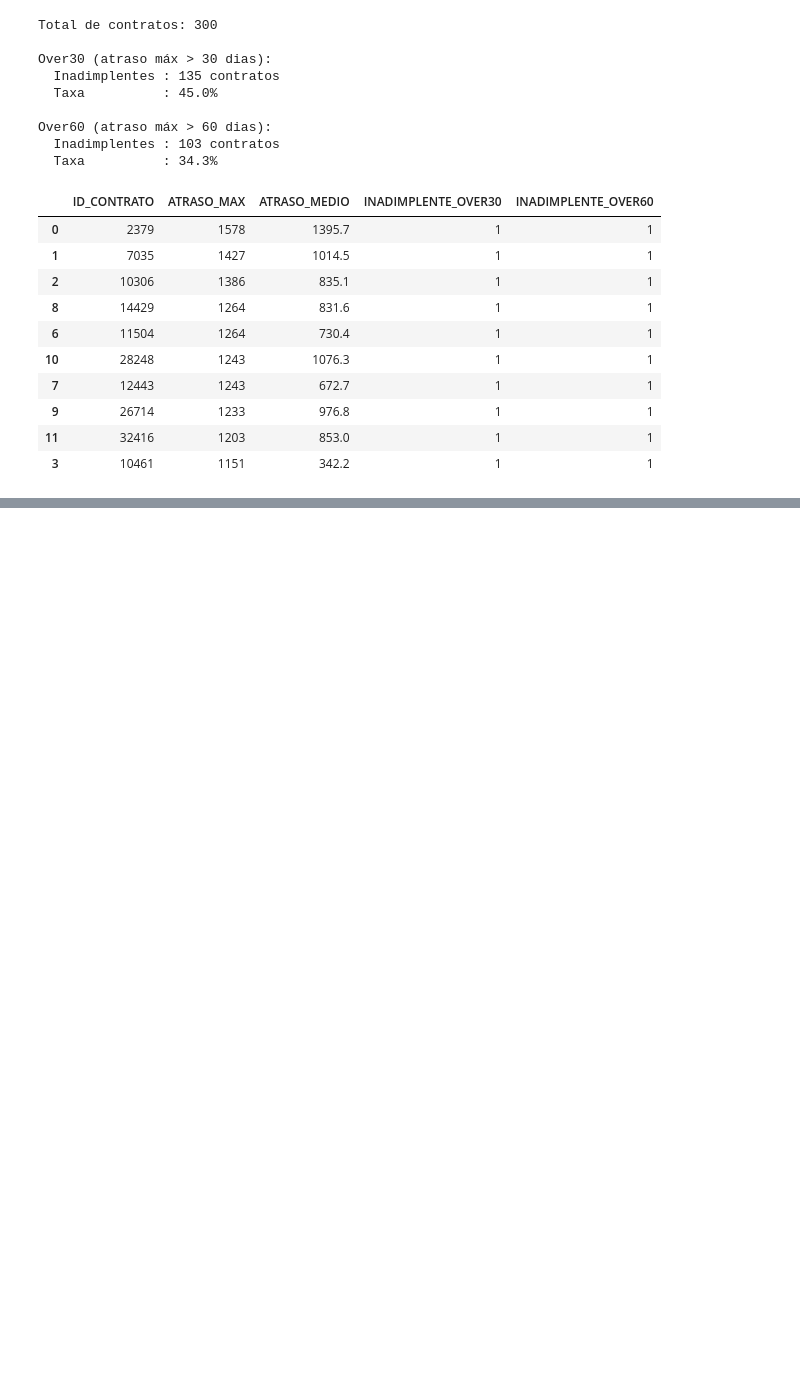
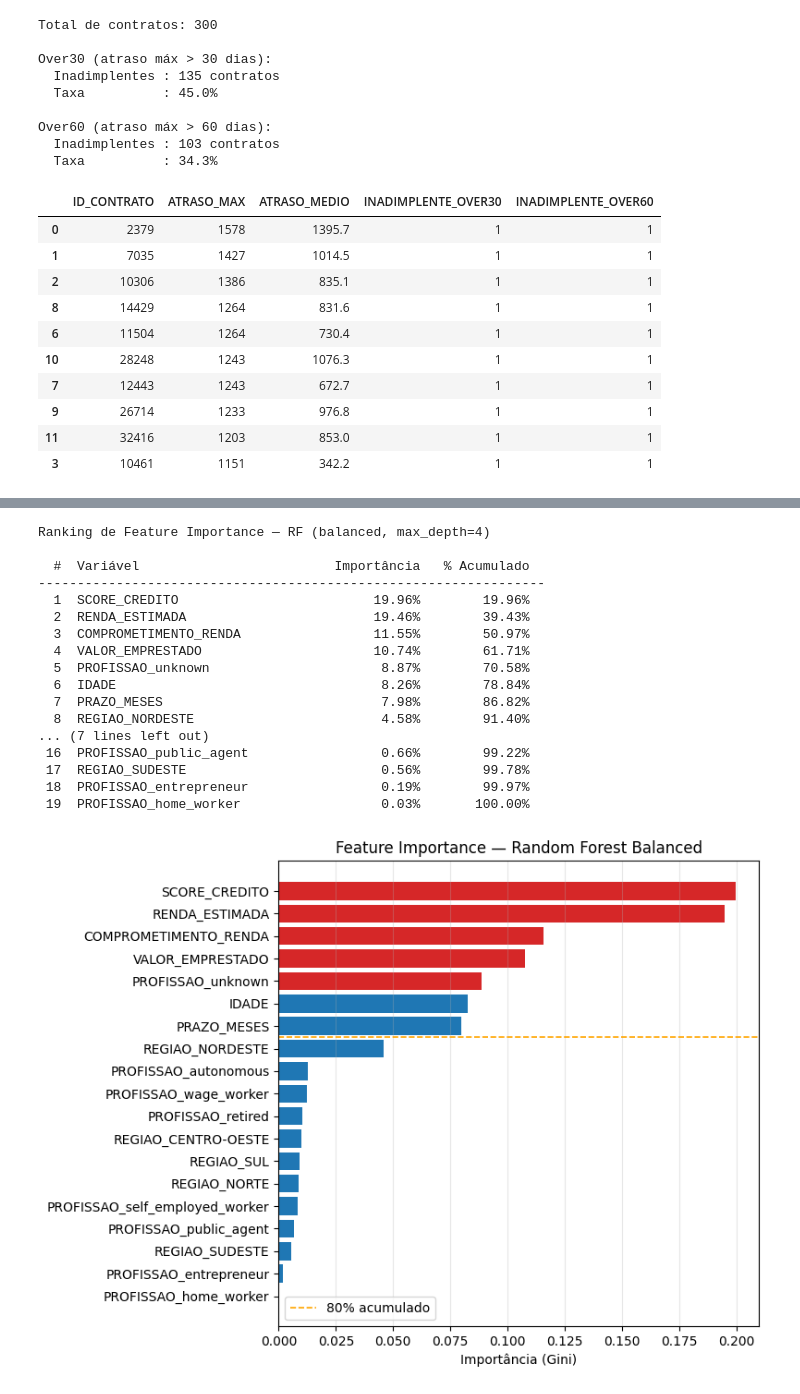
Before and after one commit to Rubiozito/caseCapim, a Jupyter notebook: case_capim.ipynb, the cells around one changed output, grey strips where cells are left out. Cells and saved outputs as stored; diff of their text form; code cells hidden in the pictures; blank space fills up the shorter version.

```diff
--- a/case_capim.ipynb
+++ b/case_capim.ipynb
@@ -186,0 +306,11 @@ Over60 (atraso máx > 60 dias):
+# %%
+df_modelo = pd.get_dummies(df_contratos, columns=['REGIAO', 'PROFISSAO'], drop_first=False, dtype=int)
+
+novas_colunas = [c for c in df_modelo.columns if c.startswith('REGIAO_') or c.startswith('PROFISSAO_')]
+print(f"Colunas criadas ({len(novas_colunas)}):")
+print(novas_colunas)
+
+print(f"\nShape antes : {df_contratos.shape}")
+print(f"Shape depois: {df_modelo.shape}")
+
+df_modelo.head(3)
@@ -186,0 +528,50 @@ Over60 (atraso máx > 60 dias):
+# %%
+fi = (
+    pd.DataFrame({
+        'feature': X_train.columns,
+        'importance': rf_bal.feature_importances_
+    })
+    .sort_values('importance', ascending=False)
+    .reset_index(drop=True)
+)
+fi['rank'] = fi.index + 1
+fi['importance_pct'] = fi['importance'] / fi['importance'].sum() * 100
+fi['importance_acum'] = fi['importance_pct'].cumsum()
+
+print("Ranking de Feature Importance — RF (balanced, max_depth=4)\n")
+print(f"{'#':>3}  {'Variável':<30}  {'Importância':>12}  {'% Acumulado':>12}")
+print("-" * 65)
+for _, row in fi.iterrows():
+    print(f"{row['rank']:>3}  {row['feature']:<30}  {row['importance_pct']:>11.2f}%  {row['importance_acum']:>11.2f}%")
+
+fig, ax = plt.subplots(figsize=(8, 6))
+colors = ['#d62728' if i < 5 else '#1f77b4' for i in range(len(fi))]
+ax.barh(fi['feature'][::-1], fi['importance'][::-1], color=colors[::-1])
+ax.set_xlabel('Importância (Gini)')
+ax.set_title('Feature Importance — Random Forest Balanced')
+ax.grid(axis='x', alpha=0.3)
+
+top_n = (fi['importance_acum'] <= 80).sum() + 1
+ax.axhline(y=len(fi) - top_n - 0.5, color='orange', linestyle='--', linewidth=1.2, label='80% acumulado')
+ax.legend()
+plt.tight_layout()
+plt.show()
+# %% [output]
+Ranking de Feature Importance — RF (balanced, max_depth=4)
+
+  #  Variável                         Importância   % Acumulado
+-----------------------------------------------------------------
+  1  SCORE_CREDITO                         19.96%        19.96%
+  2  RENDA_ESTIMADA                        19.46%        39.43%
+  3  COMPROMETIMENTO_RENDA                 11.55%        50.97%
+  4  VALOR_EMPRESTADO                      10.74%        61.71%
+  5  PROFISSAO_unknown                      8.87%        70.58%
+  6  IDADE                                  8.26%        78.84%
+  7  PRAZO_MESES                            7.98%        86.82%
+  8  REGIAO_NORDESTE                        4.58%        91.40%
+... (7 lines left out)
+ 16  PROFISSAO_public_agent                 0.66%        99.22%
+ 17  REGIAO_SUDESTE                         0.56%        99.78%
+ 18  PROFISSAO_entrepreneur                 0.19%        99.97%
+ 19  PROFISSAO_home_worker                  0.03%       100.00%
+[figure, added]
```
Also changed, not shown: parts of 18 cells of this notebook.
